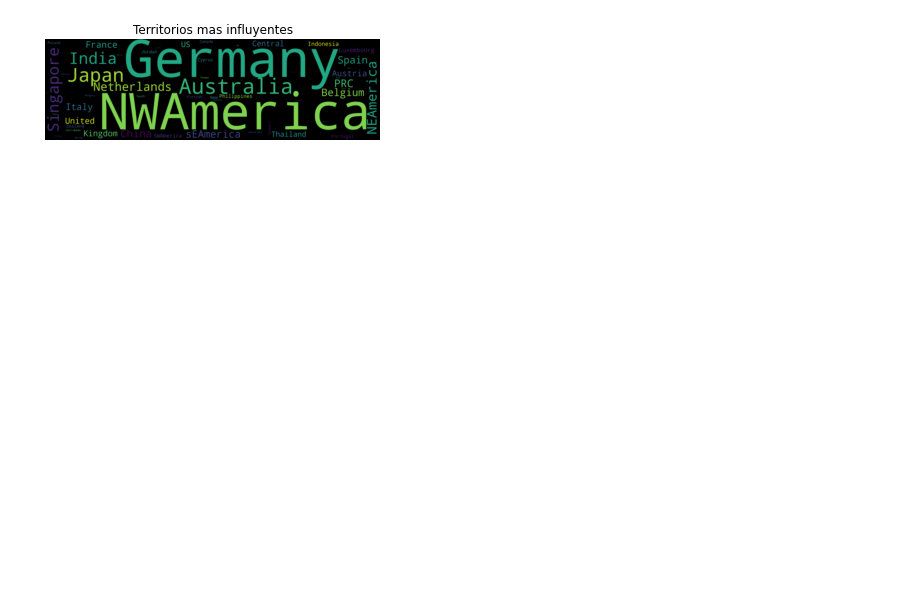
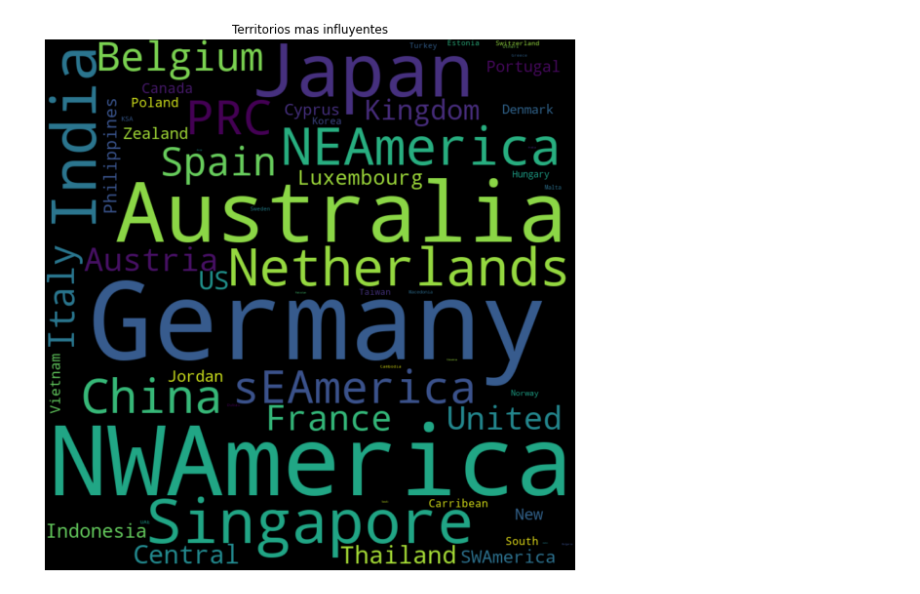
Before and after one commit to fede-alt/datos_2c2020_tp1, a Jupyter notebook: Pruebas/Untitled.ipynb, the cells around one changed output. Saved outputs shown, nothing was run; the diff lists cells and outputs as text; code cells hidden in the pictures; blank space fills up the shorter version.

```diff
--- a/Pruebas/Untitled.ipynb
+++ b/Pruebas/Untitled.ipynb
@@ -10,20 +10,21 @@ df = pd.read_csv('Entrenamieto_ECI_2020.csv')
 # %%
 closes_won = df.loc[(df['Stage'] == 'Closed Won'),'Territory']
 
 new = closes_won.replace(to_replace='None', value=np.nan).dropna()
 new.replace("NW America","NWAmerica",inplace=True)
 new.replace("NE America", "NEAmerica",inplace=True)
 new.replace("SW America", "SWAmerica",inplace=True)
 new.replace("SE America", "sEAmerica",inplace=True)
 
 text = ' '.join(new)
 
 
-wordcloud2 = WordCloud(width=3000, height=900, margin=0,collocations=False).generate(text)
+wordcloud2 = WordCloud(width=800, height=800,collocations=False).generate(text)
+plt.figure(figsize = (10, 10), facecolor = None)
 plt.imshow(wordcloud2, interpolation='bilinear')
 plt.axis("off")
 plt.margins(x=0, y=0)
 plt.title('Territorios mas influyentes')
 plt.show()
 # %% [output]
-[figure, old version]
+[figure, new version]
```
